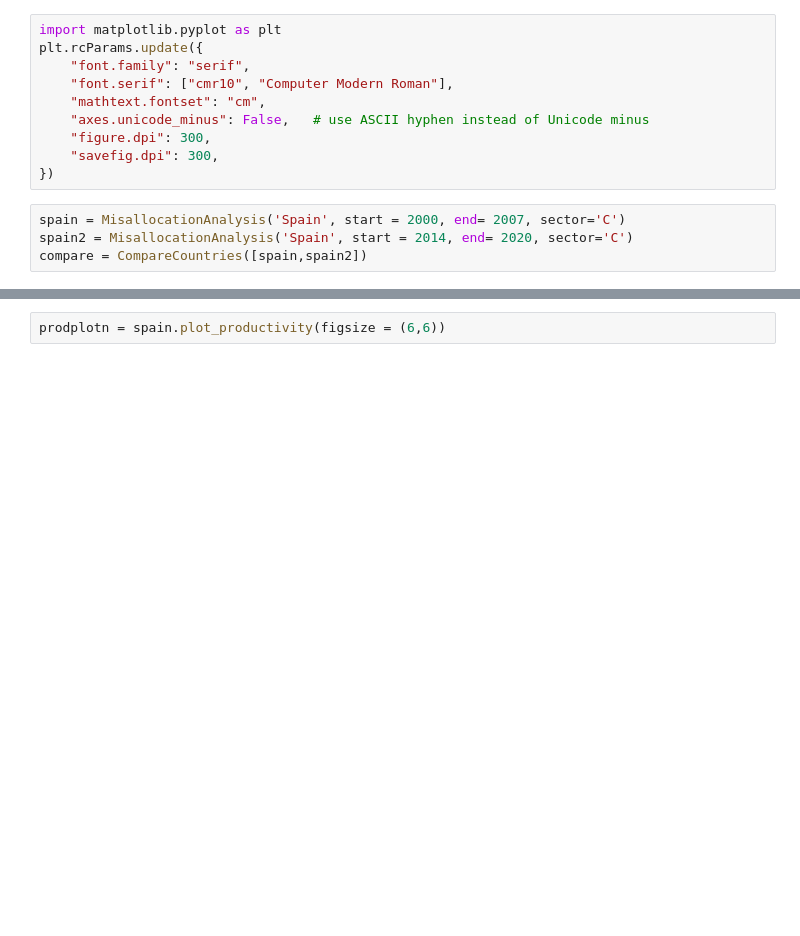
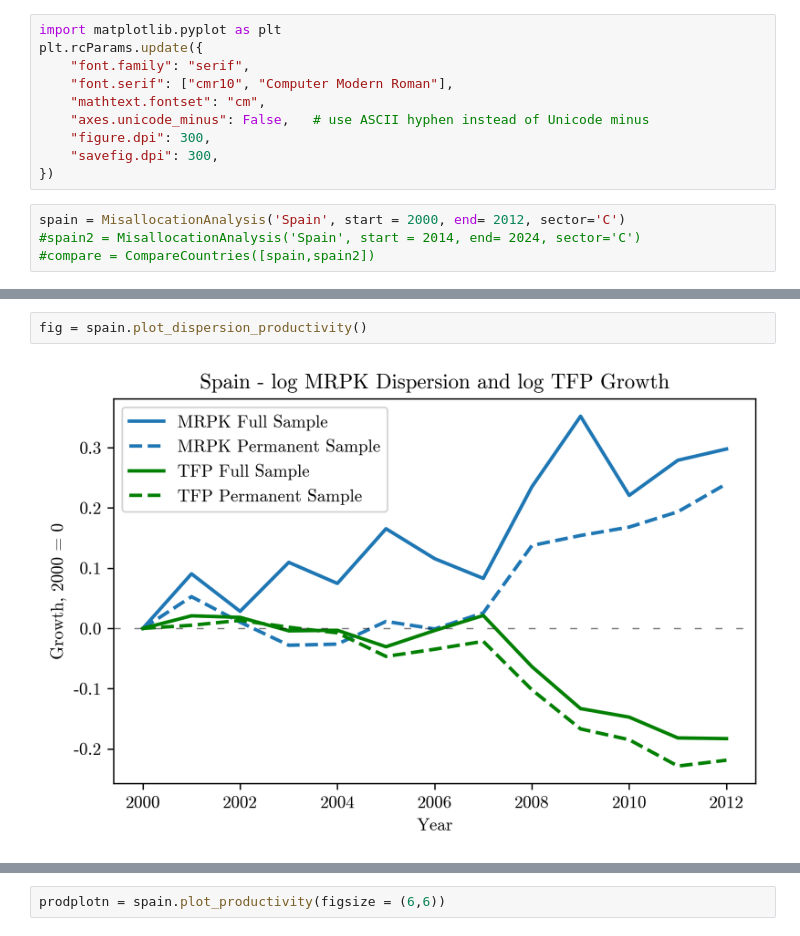
Before and after one commit to CurdinLieberherr/Master-Thesis, a Jupyter notebook: remodel_gopinath.ipynb, the cells around one changed output, grey strips where cells are left out. Saved outputs shown, nothing was run; the diff lists cells and outputs as text; blank space fills up the shorter version.

```diff
--- a/remodel_gopinath.ipynb
+++ b/remodel_gopinath.ipynb
@@ -12,6 +12,6 @@ plt.rcParams.update({
     "savefig.dpi": 300,
 })
 # %%
-spain = MisallocationAnalysis('Spain', start = 2000, end= 2007, sector='C')
-spain2 = MisallocationAnalysis('Spain', start = 2014, end= 2020, sector='C')
-compare = CompareCountries([spain,spain2])
+spain = MisallocationAnalysis('Spain', start = 2000, end= 2012, sector='C')
+#spain2 = MisallocationAnalysis('Spain', start = 2014, end= 2024, sector='C')
+#compare = CompareCountries([spain,spain2])
@@ -17,0 +29,4 @@ compare = CompareCountries([spain,spain2])
+# %%
+fig = spain.plot_dispersion_productivity()
+# %% [output]
+[figure, added]
```
Also changed, not shown: parts of 4 cells of this notebook, 2 other files.
